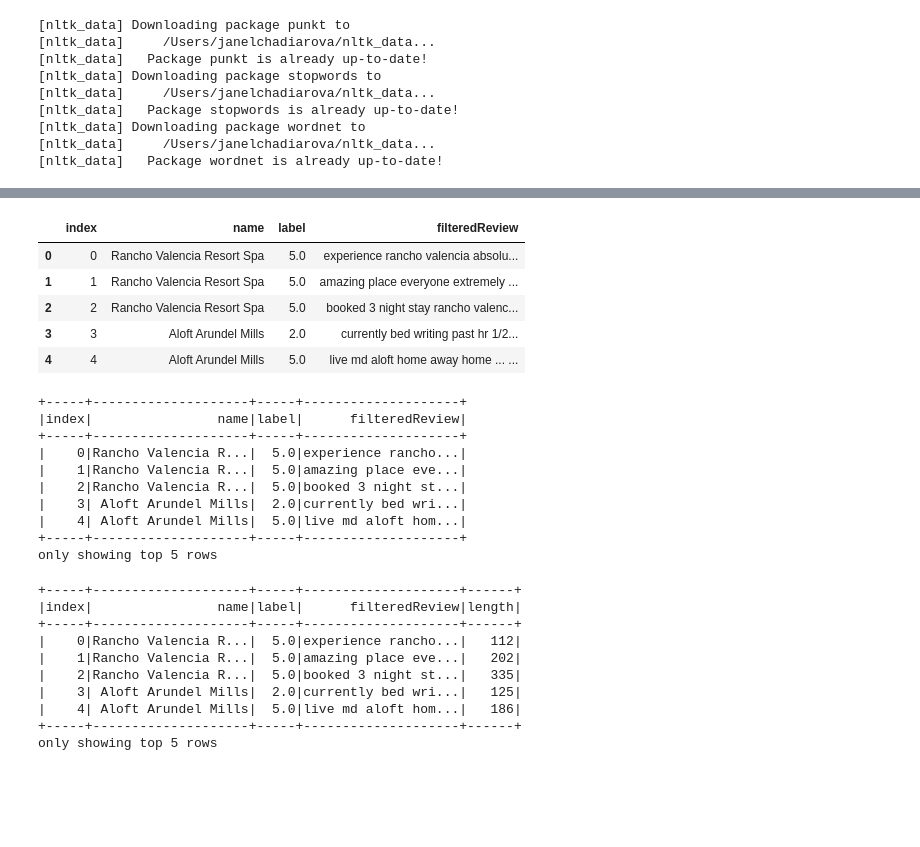
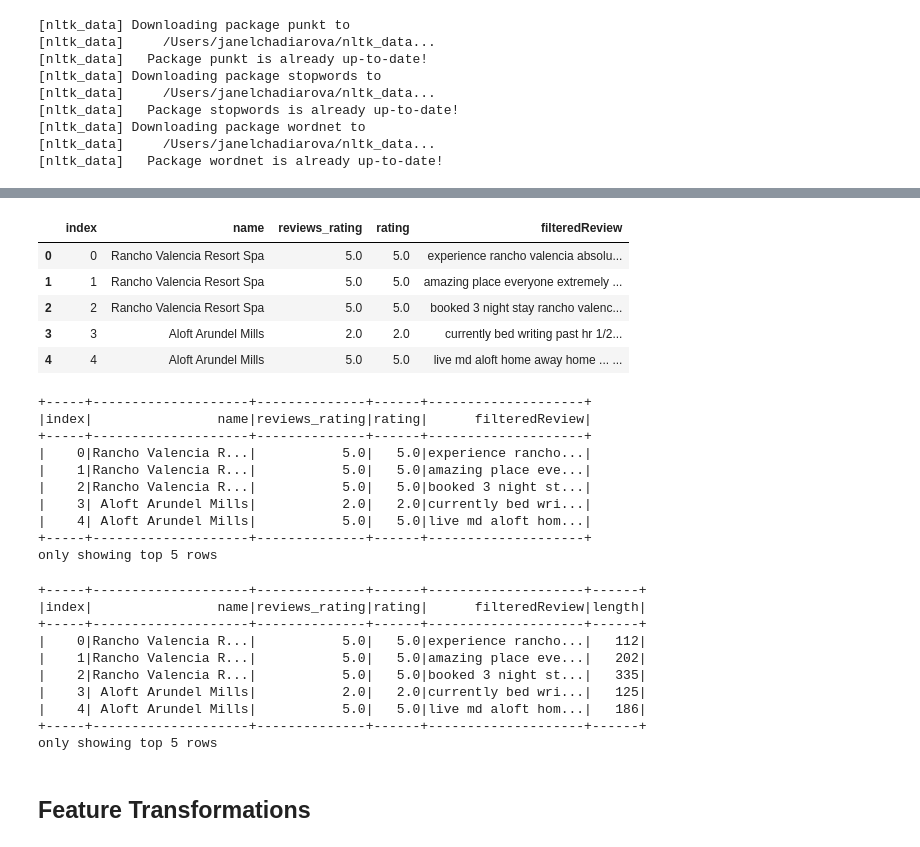
Before and after one commit to janelcv/Hotel_Rating_Analysis, a Jupyter notebook: Hotel_Ratings_Analysis-04.ipynb, the cells around one changed output, grey strips where cells are left out. Saved outputs shown, nothing was run; the diff lists cells and outputs as text; code cells hidden in the pictures; blank space fills up the shorter version.

```diff
--- a/Hotel_Ratings_Analysis-04.ipynb
+++ b/Hotel_Ratings_Analysis-04.ipynb
@@ -23,9 +24,28 @@ ratings.head()
 | 2 | 2 | Rancho Valencia Resort Spa | 2015-01-02T00:00:00Z | 5.0 | www.hotels.com | We booked a 3 night stay at Ranch... | Amazing Property and Experience | ... |
 | 3 | 3 | Aloft Arundel Mills | 2016-05-15T00:00:00Z | 2.0 | www.tripadvisor.com | Currently in bed writing this for... | Never again...beware, if you want... | ... |
 | 4 | 4 | Aloft Arundel Mills | 2016-07-09T00:00:00Z | 5.0 | www.tripadvisor.com | I live in Md and the Aloft is my ... | ALWAYS GREAT STAY... | ... |
+# %%
+#Grouping ratings to get 5 unique ratings
+rating_list = ratings['reviews_rating'].tolist()
+new_list = []
+for rating in rating_list:
+    if rating >= 5.0:
+        new_list.append(5.0)
+    elif rating >= 4 and rating < 5:
+        new_list.append(4.0)
+    elif rating >= 3 and rating < 4:
+        new_list.append(3.0)
+    elif rating >= 2 and rating < 3:
+        new_list.append(2.0)
+    else:
+        new_list.append(1.0)
 # %%
 # Put all letters in lower case
+# Split hotel reviews_rating to "good"/"bad"
 ratings["reviews_text"] = ratings["reviews_text"].str.lower()
+#ratings["rating"] = np.where(ratings["reviews_rating"]>= 4, 'good', 'bad')
+ratings["rating"] = new_list
+ratings['reviews_text'] = ratings['reviews_text'].astype(str)
 ratings.head()
 # %% [output]
 |  | index | name | reviews_date | reviews_rating | reviews_sourceURLs | reviews_text | reviews_title | ... |
@@ -95,45 +112,47 @@ ratings.head()
 # %%
 # Remove columns that will not be used in the analysis
 df = ratings.drop(columns=["reviews_text","reviews_date","reviews_sourceURLs","reviews_title","reviews_userCity","reviews_userProvince"],axis=1)
-df = df.rename(index=str, columns={"reviews_rating": "label"})
-# Preview the dataframe
 df.head()
 # %% [output]
-|  | index | name | label | filteredReview |
-| 0 | 0 | Rancho Valencia Resort Spa | 5.0 | experience rancho valencia absolu... |
-| 1 | 1 | Rancho Valencia Resort Spa | 5.0 | amazing place everyone extremely ... |
-| 2 | 2 | Rancho Valencia Resort Spa | 5.0 | booked 3 night stay rancho valenc... |
-| 3 | 3 | Aloft Arundel Mills | 2.0 | currently bed writing past hr 1/2... |
-| 4 | 4 | Aloft Arundel Mills | 5.0 | live md aloft home away home ... ... |
+|  | index | name | reviews_rating | rating | filteredReview |
+| 0 | 0 | Rancho Valencia Resort Spa | 5.0 | 5.0 | experience rancho valencia absolu... |
+| 1 | 1 | Rancho Valencia Resort Spa | 5.0 | 5.0 | amazing place everyone extremely ... |
+| 2 | 2 | Rancho Valencia Resort Spa | 5.0 | 5.0 | booked 3 night stay rancho valenc... |
+| 3 | 3 | Aloft Arundel Mills | 2.0 | 2.0 | currently bed writing past hr 1/2... |
+| 4 | 4 | Aloft Arundel Mills | 5.0 | 5.0 | live md aloft home away home ... ... |
 # %%
+#Convert Pandas DataFrame to Spark DataFrame
 spark_ratings = sqlContext.createDataFrame(df)
 spark_ratings.show(5)
 # %% [output]
-+-----+--------------------+-----+--------------------+
-|index|                name|label|      filteredReview|
-+-----+--------------------+-----+--------------------+
-|    0|Rancho Valencia R...|  5.0|experience rancho...|
-|    1|Rancho Valencia R...|  5.0|amazing place eve...|
-|    2|Rancho Valencia R...|  5.0|booked 3 night st...|
-|    3| Aloft Arundel Mills|  2.0|currently bed wri...|
-|    4| Aloft Arundel Mills|  5.0|live md aloft hom...|
-+-----+--------------------+-----+--------------------+
++-----+--------------------+--------------+------+--------------------+
+|index|                name|reviews_rating|rating|      filteredReview|
++-----+--------------------+--------------+------+--------------------+
+|    0|Rancho Valencia R...|           5.0|   5.0|experience rancho...|
+|    1|Rancho Valencia R...|           5.0|   5.0|amazing place eve...|
+|    2|Rancho Valencia R...|           5.0|   5.0|booked 3 night st...|
+|    3| Aloft Arundel Mills|           2.0|   2.0|currently bed wri...|
+|    4| Aloft Arundel Mills|           5.0|   5.0|live md aloft hom...|
++-----+--------------------+--------------+------+--------------------+
 only showing top 5 rows
 # %%
+# Create a length column to be used as a future feature
 from pyspark.sql.functions import length
 data = spark_ratings.withColumn('length', length(spark_ratings['filteredReview']))
 data.show(5)
 # %% [output]
-+-----+--------------------+-----+--------------------+------+
-|index|                name|label|      filteredReview|length|
-+-----+--------------------+-----+--------------------+------+
-|    0|Rancho Valencia R...|  5.0|experience rancho...|   112|
-|    1|Rancho Valencia R...|  5.0|amazing place eve...|   202|
-|    2|Rancho Valencia R...|  5.0|booked 3 night st...|   335|
-|    3| Aloft Arundel Mills|  2.0|currently bed wri...|   125|
-|    4| Aloft Arundel Mills|  5.0|live md aloft hom...|   186|
-+-----+--------------------+-----+--------------------+------+
++-----+--------------------+--------------+------+--------------------+------+
+|index|                name|reviews_rating|rating|      filteredReview|length|
++-----+--------------------+--------------+------+--------------------+------+
+|    0|Rancho Valencia R...|           5.0|   5.0|experience rancho...|   112|
+|    1|Rancho Valencia R...|           5.0|   5.0|amazing place eve...|   202|
+|    2|Rancho Valencia R...|           5.0|   5.0|booked 3 night st...|   335|
+|    3| Aloft Arundel Mills|           2.0|   2.0|currently bed wri...|   125|
+|    4| Aloft Arundel Mills|           5.0|   5.0|live md aloft hom...|   186|
++-----+--------------------+--------------+------+--------------------+------+
 only showing top 5 rows
+# %% [markdown]
+## Feature Transformations
 # %%
 from pyspark.ml.feature import Tokenizer, StopWordsRemover, HashingTF, IDF, StringIndexer
 # %%
```
Also changed, not shown: parts of 27 cells of this notebook.
